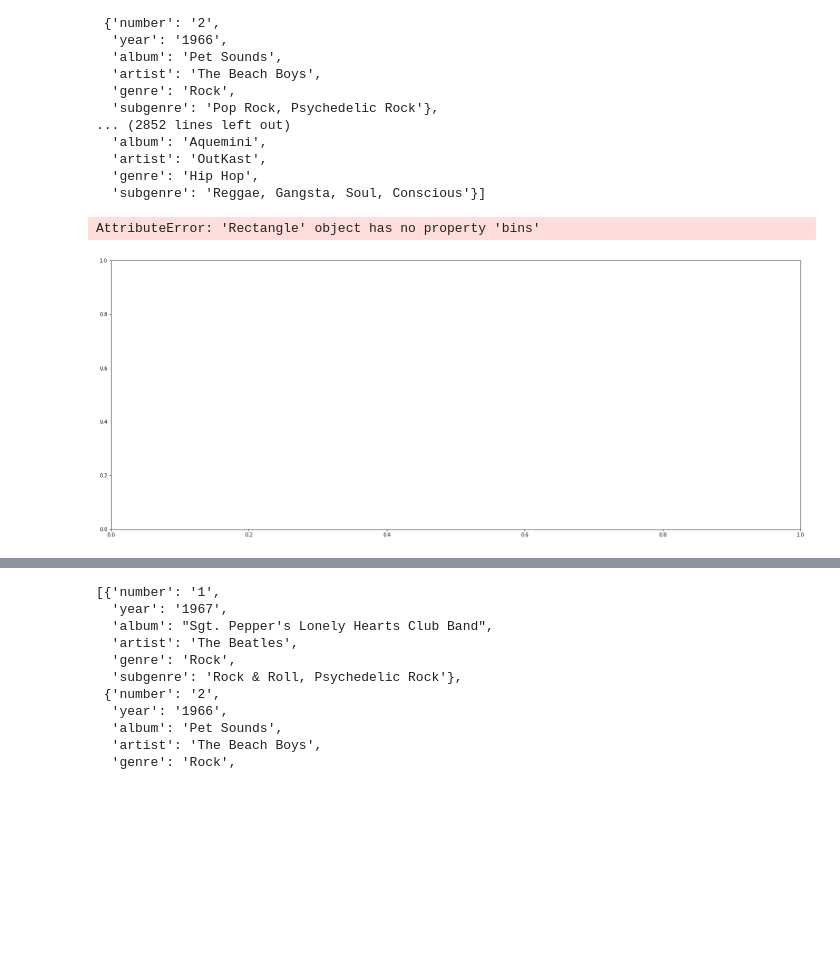
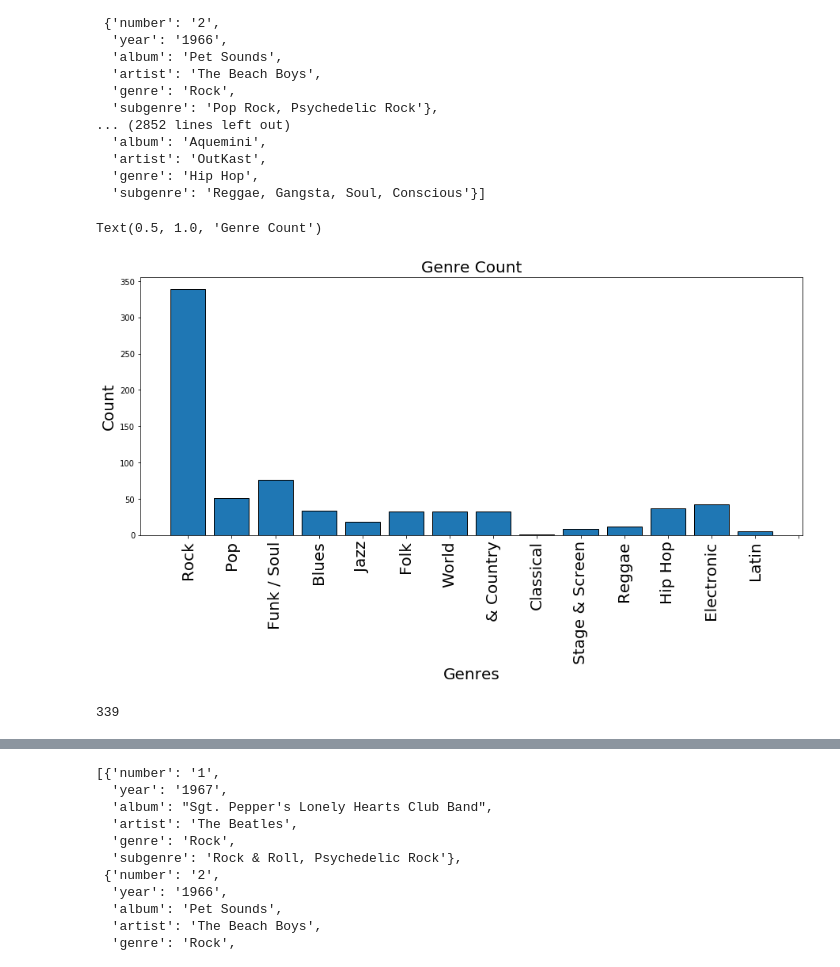
Before and after one commit to bphall/nyc-mhtn-ds-010620-lectures, a Jupyter notebook: week_1/rolling_stones/index.ipynb, the cells around one changed output, grey strips where cells are left out. Drawn from its saved outputs; the diff is of its cells as text; code cells hidden in the pictures; blank space fills up the shorter version.

Commit message:
files from rolling lab day 4, thursday

```diff
--- a/week_1/rolling_stones/index.ipynb
+++ b/week_1/rolling_stones/index.ipynb
@@ -414,23 +430,34 @@ rolling_final
   'genre': 'Hip Hop',
   'subgenre': 'Reggae, Gangsta, Soul, Conscious'}]
 # %%
-genres = []
-for item in rolling_final:
-    genres.append(item['genre'])
+genres = [item['genre'] for item in rolling_final]
 genres_list = []
 for item in genres:
     genres_list.extend(item.split(', '))
 genres_list2 = []
 for item in genres_list:
     genres_list2.extend(item.split(','))
 genre_cat = {}
 for item in genres_list2:
     genre_cat[item] = genres_list2.count(item)
 import matplotlib.pyplot as plt
 import numpy as np
 import pandas as pd
-plt.figure(figsize=(25,10))
-plt.bar(range(len(genre_cat)), list(genre_cat.values()), bins=14, edgecolor='black')
+%matplotlib inline
+plt.figure(figsize=(15,6))
+plt.bar(range(len(genre_cat)), list(genre_cat.values()), edgecolor='black')
+plt.xlabel('Genres', fontsize=20)
+plt.ylabel('Count', fontsize=20)
+plt.xticks(list(range(0,15)), genre_cat, fontsize=20, rotation=90)
+plt.title('Genre Count', fontsize=20)
 # %% [output]
-AttributeError: 'Rectangle' object has no property 'bins'
+Text(0.5, 1.0, 'Genre Count')
-[figure, old version]
+[figure, new version]
+# %%
+count3 = 0
+for item in genres_list:
+    if item == 'Rock':
+        count3 += 1
+count3
+# %% [output]
+339
```
Also changed, not shown: parts of 13 cells of this notebook, 1 other file.
